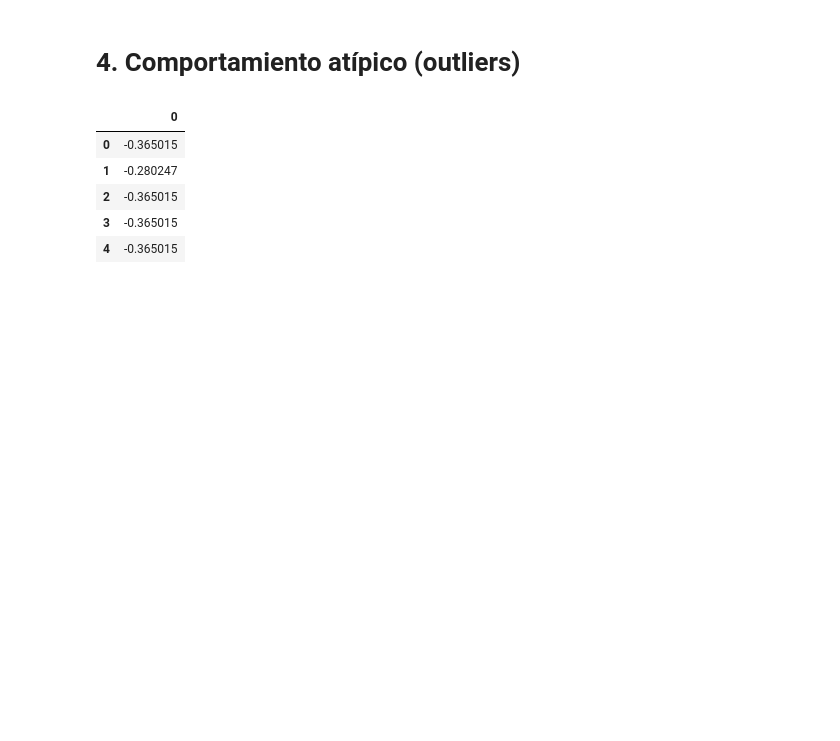
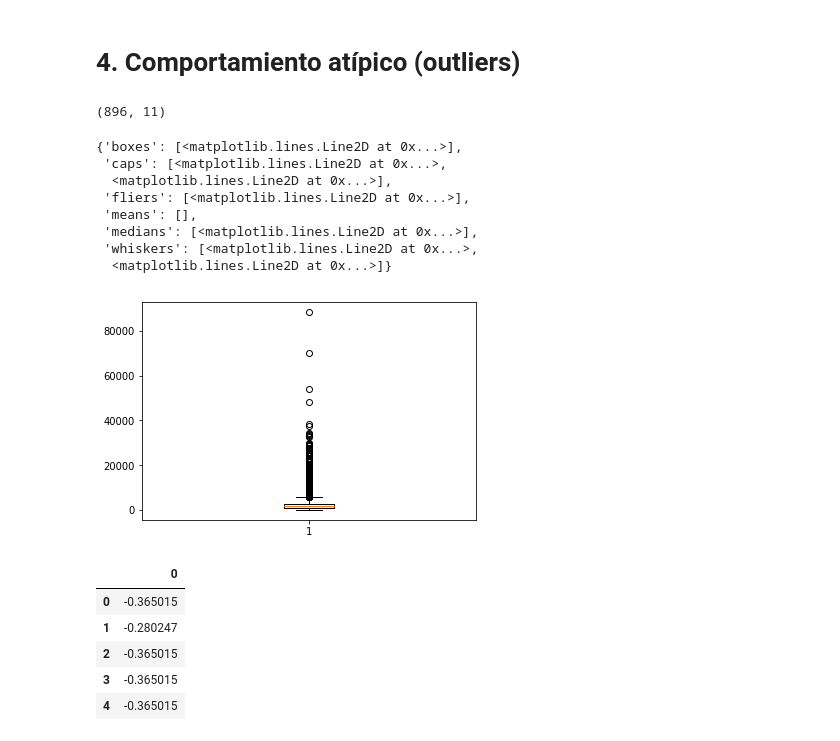
Before and after one commit to yamilia/BigDataNotebooks, a Jupyter notebook: Taller-JMontanez.ipynb, the cells around one changed output. Saved outputs shown, nothing was run; the diff lists cells and outputs as text; code cells hidden in the pictures; blank space fills up the shorter version.

```diff
--- a/Taller-JMontanez.ipynb
+++ b/Taller-JMontanez.ipynb
@@ -166,3 +182,21 @@ Existe correlación lineal entre la edad y el ingreso bruto final
+# %%
+outliers = outliers_iqr(datos['INGRESO_BRUTO_FINAL'])
+datos.iloc[outliers].shape
+#outliers
+# %% [output]
+(896, 11)
+# %%
+plt.boxplot(datos['INGRESO_BRUTO_FINAL'])
+# %% [output]
+{'boxes': [<matplotlib.lines.Line2D at 0x...>],
+ 'caps': [<matplotlib.lines.Line2D at 0x...>,
+  <matplotlib.lines.Line2D at 0x...>],
+ 'fliers': [<matplotlib.lines.Line2D at 0x...>],
+ 'means': [],
+ 'medians': [<matplotlib.lines.Line2D at 0x...>],
+ 'whiskers': [<matplotlib.lines.Line2D at 0x...>,
+  <matplotlib.lines.Line2D at 0x...>]}
+[figure, added]
 # %%
 #2. ANALISIS DE LA NORMALIDAD DE DATOS
 
```
Also changed, not shown: parts of 1 cell of this notebook, 1 other file.
